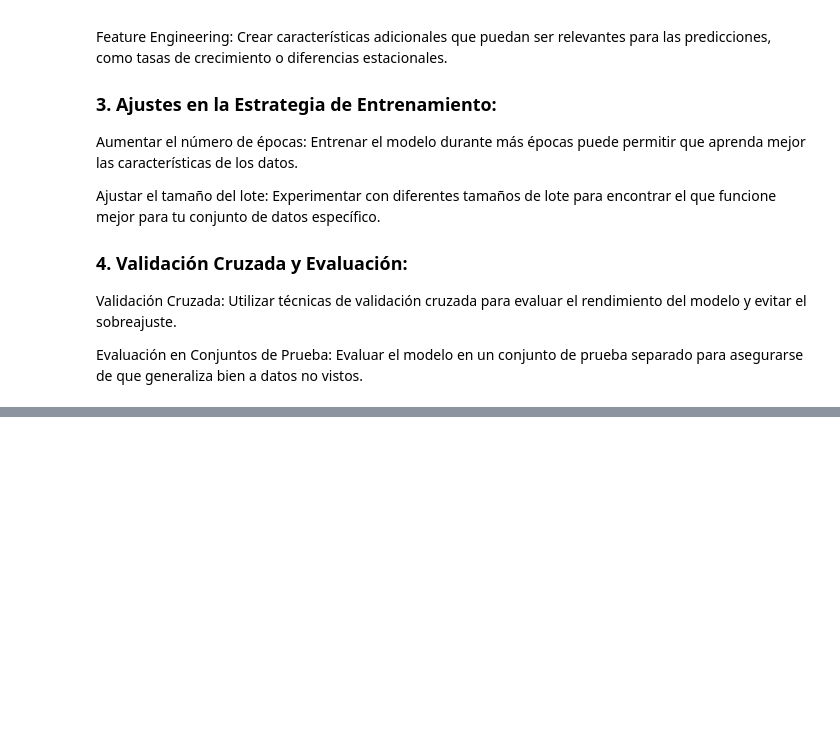
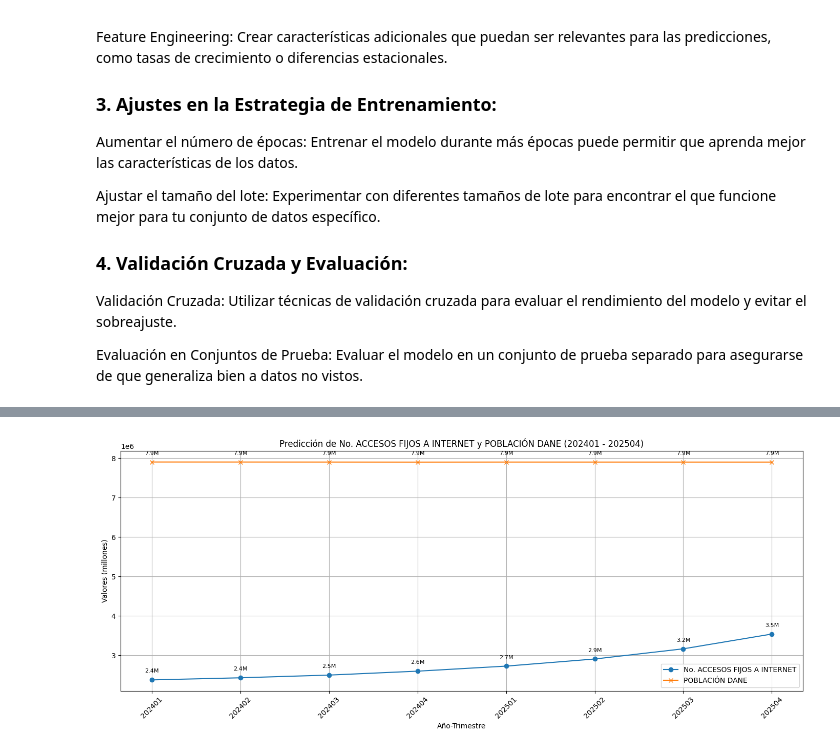
Before and after one commit to jvergara9208/TalentoTec_Jonathan, a Jupyter notebook: ProyectoTalentoTec.ipynb, the cells around one changed output, grey strips where cells are left out. Drawn from its saved outputs; the diff is of its cells as text; code cells hidden in the pictures; blank space fills up the shorter version.

```diff
--- a/ProyectoTalentoTec.ipynb
+++ b/ProyectoTalentoTec.ipynb
@@ -2085,0 +1863,8 @@ R² promedio: -33.4757
+# %%
+bogota_data_prediction = bogota_data_combined.copy()
+# Unir las predicciones futuras al DataFrame combinado
+# Código generado por Gemini
+bogota_data_prediction.update(future_data)
+# %%
+# Calcular el índice y agregarlo al DataFrame
+bogota_data_prediction['INDICE(%)'] = ( bogota_data_prediction['No. ACCESOS FIJOS A INTERNET'] / bogota_data_prediction['POBLACIÓN DANE'] ) * 100
@@ -2085,0 +1903,33 @@ R² promedio: -33.4757
+# %%
+import matplotlib.pyplot as plt
+
+# Filtrar los datos desde el 202401 hasta el 202504
+df_filtered = bogota_data_prediction[bogota_data_prediction['AÑO_TRIMESTRE'].between('202401', '202504')]
+
+# Graficar las predicciones combinadas de accesos fijos a internet y población DANE
+plt.figure(figsize=(14, 6))
+
+# Graficar el número de accesos fijos a internet
+plt.plot(df_filtered['AÑO_TRIMESTRE'], df_filtered['No. ACCESOS FIJOS A INTERNET'], label='No. ACCESOS FIJOS A INTERNET', marker='o')
+
+# Graficar la población DANE
+plt.plot(df_filtered['AÑO_TRIMESTRE'], df_filtered['POBLACIÓN DANE'], label='POBLACIÓN DANE', marker='x')
+
+# Agregar anotaciones de millones en cada punto predicho de accesos
+for i, txt in enumerate(df_filtered['No. ACCESOS FIJOS A INTERNET']):
+    plt.annotate(f'{txt/1e6:.1f}M', (df_filtered['AÑO_TRIMESTRE'].values[i], txt), textcoords="offset points", xytext=(0,10), ha='center', fontsize=8)
+
+# Agregar anotaciones de millones en cada punto predicho de población
+for i, txt in enumerate(df_filtered['POBLACIÓN DANE']):
+    plt.annotate(f'{txt/1e6:.1f}M', (df_filtered['AÑO_TRIMESTRE'].values[i], txt), textcoords="offset points", xytext=(0,10), ha='center', fontsize=8)
+
+plt.title('Predicción de No. ACCESOS FIJOS A INTERNET y POBLACIÓN DANE (202401 - 202504)')
+plt.xlabel('Año-Trimestre')
+plt.ylabel('Valores (millones)')
+plt.legend()
+plt.xticks(rotation=45)
+plt.grid(True)
+plt.tight_layout()
+plt.show()
+# %% [output]
+[figure, added]
```
Also changed, not shown: parts of 37 cells of this notebook, 2 other files.
